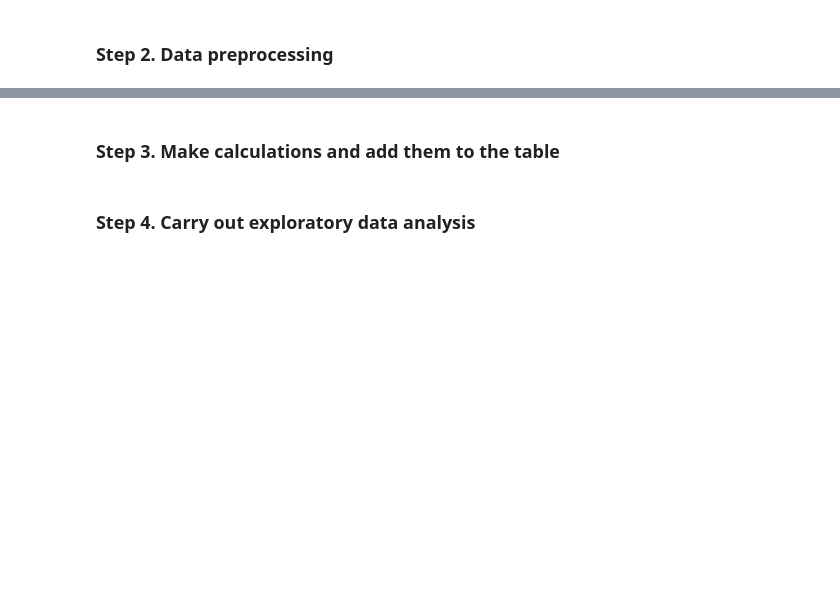
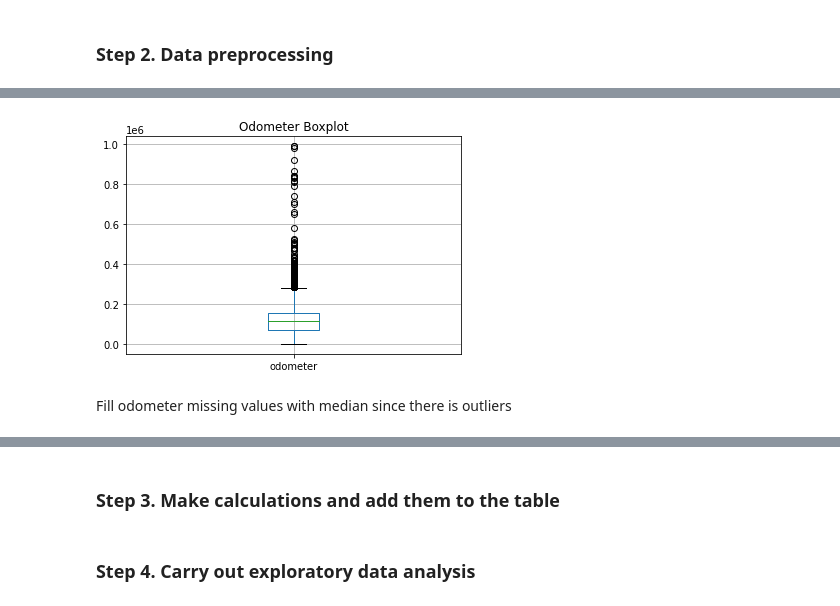
Before and after one commit to rainbowmoonlight/Yandex_Practicum_Projects, a Jupyter notebook: 02 Car Sales Ads Project/Car Sales Ads.ipynb, the cells around one changed output, grey strips where cells are left out. Drawn from its saved outputs; the diff is of its cells as text; code cells hidden in the pictures; blank space fills up the shorter version.

```diff
--- a/02 Car Sales Ads Project/Car Sales Ads.ipynb
+++ b/02 Car Sales Ads Project/Car Sales Ads.ipynb
@@ -185,0 +241,2 @@ Name: days_listed, Length: 227, dtype: int64
+# %%
+df['cylinders'] = df['cylinders'].fillna(df['cylinders'].mean()).astype('int64')
@@ -185,0 +254,8 @@ Name: days_listed, Length: 227, dtype: int64
+# %%
+df.boxplot("odometer")
+plt.title("Odometer Boxplot")
+plt.show()
+# %% [output]
+[figure, added]
+# %% [markdown]
+Fill odometer missing values with median since there is outliers
```
Also changed, not shown: parts of 26 cells of this notebook.
